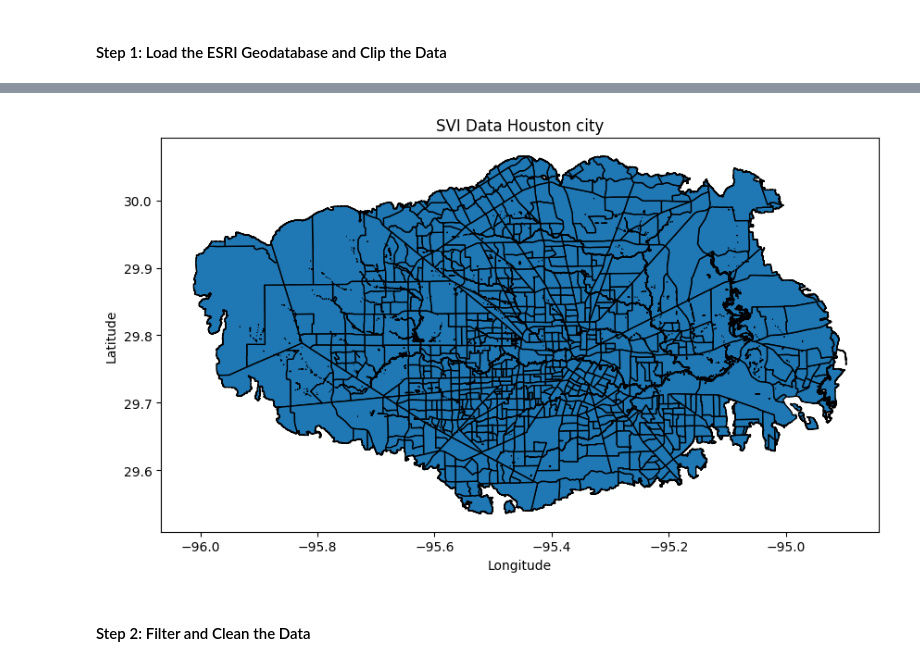
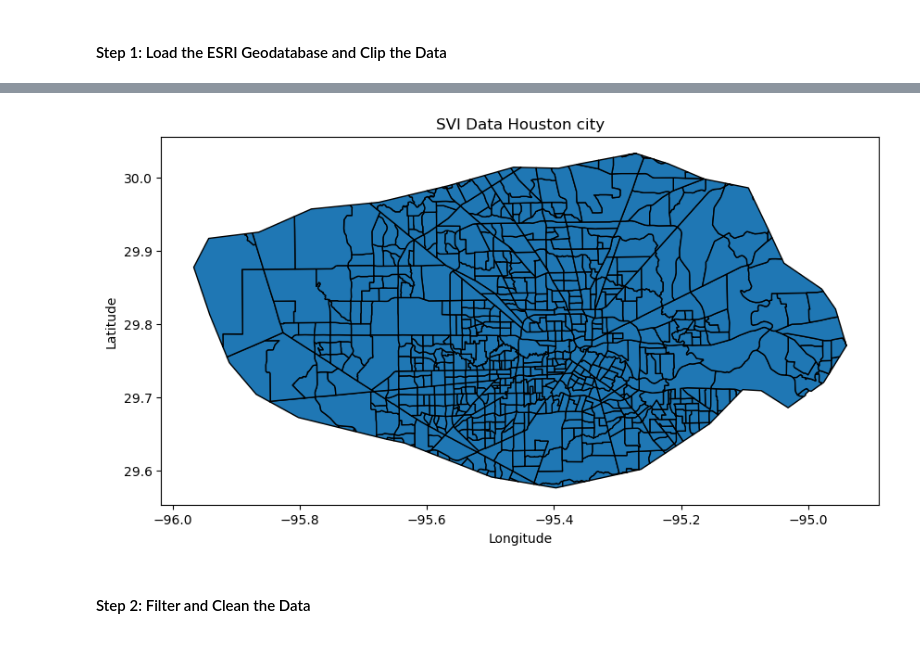
Before and after one commit to clynwatts/Impact_Map_Forecasting, a Jupyter notebook: Texas_example/Impact_Map_generation_w_premade_FIM.ipynb, the cells around one changed output, grey strips where cells are left out. Drawn from its saved outputs; the diff is of its cells as text; code cells hidden in the pictures.

Commit message:
Set up texas example with input files and output files

```diff
--- a/Texas_example/Impact_Map_generation_w_premade_FIM.ipynb
+++ b/Texas_example/Impact_Map_generation_w_premade_FIM.ipynb
@@ -90,19 +68,24 @@ import os
 
 # Load the ESRI Geodatabase
 #gdb_path = r'D:/Hesham/CUAHSI/Geospatial/Jupyter N/Texas/SVI2022_TEXAS_tract.gdb'
-#gdf = gpd.read_file(gdb_path)
+svi_path = r'C:/Users/Lyn/Documents/Programming/Python_codes/Impact_Map_Forecasting/Input_files/svi_2016.shp'
+svi = gpd.read_file(svi_path)
 
 # Load the shapefile for your area
-area_shapefile = r'C:/Users/Lyn/Documents/ArcGIS/CUAHSI SI 2024/svi/svi_2016_clipped.shp' #AOI
-area_gdf = gpd.read_file(area_shapefile)
+area_path = r'C:/Users/Lyn/Documents/Programming/Python_codes/Impact_Map_Forecasting/Input_files/extent_houston.shp' #AOI
+area_gdf = gpd.read_file(area_path)
 
 
 # Reproject the shapefile to match the CRS of the ESRI Geodatabase
-area_gdf = area_gdf.to_crs(gdf.crs)
+area_gdf = area_gdf.to_crs(svi.crs)
 
 # Clip the geodatabase data to your area
-clipped_gdf = gpd.clip(gdf, area_gdf)
+svi_cleaned = gpd.clip(svi, area_gdf)
 
+#path to save the svi data we are manipulating
+svi_cleaned_path = r'C:/Users/Lyn/Documents/Programming/Python_codes/Impact_Map_Forecasting/Input_files/svi_cleaned.shp'
+# Save the clipped data for further processing
+svi_cleaned.to_file(svi_cleaned_path)
 
-# Save the clipped data for further processing
-clipped_gdf.to_file(r'D:/Hesham/CUAHSI/Geospatial/Jupyter N2/clipped_data.shp')
+# Load the clipped data
+svi_cleaned = gpd.read_file(svi_cleaned_path)
@@ -113,21 +92,18 @@ clipped_gdf = gpd.read_file(path)
 # %%
-# Load the clipped data
-clipped_gdf = gpd.read_file(path)
-
 # Plot the clipped data
 fig, ax = plt.subplots(figsize=(10, 10))
-clipped_gdf.plot(ax=ax, edgecolor='k')
+svi_cleaned.plot(ax=ax, edgecolor='k')
 
 # Optionally, add the area boundary for reference
 #area_gdf = gpd.read_file(r'D:/Hesham/CUAHSI/Geospatial/Jupyter N/AOI/HUC8_Houston4326.shp')
 #area_gdf.boundary.plot(ax=ax, color='red')
 
 plt.title('SVI Data Houston city')
 plt.xlabel('Longitude')
 plt.ylabel('Latitude')
 plt.show()
 # %% [output]
-[figure, old version]
+[figure, new version]
 # %% [markdown]
 #### Step 2: Filter and Clean the Data
 # %%
```
Also changed, not shown: parts of 22 cells of this notebook, 14 other files.
